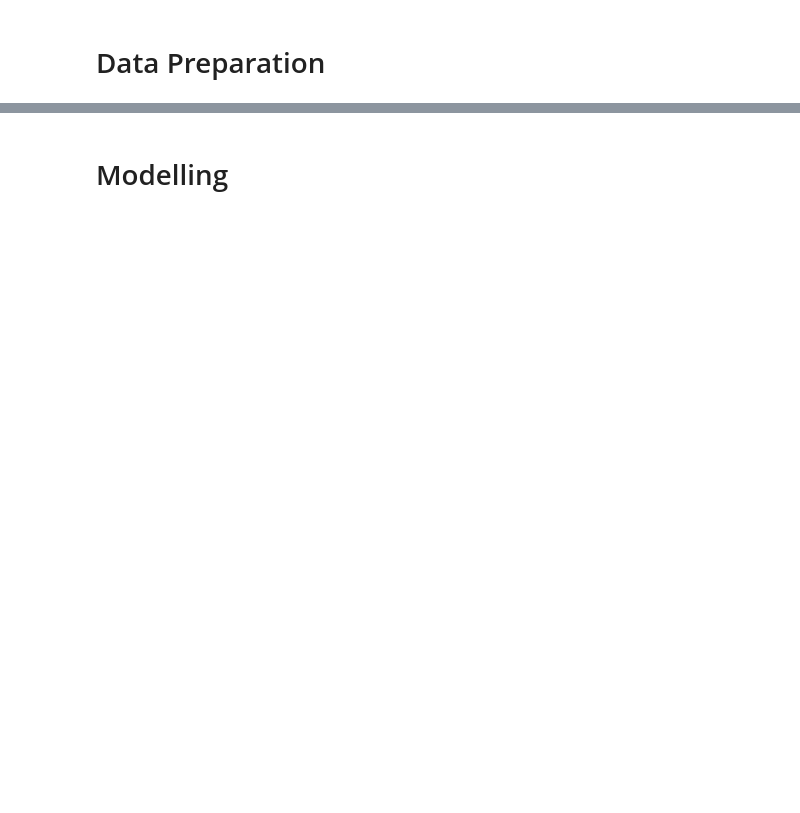
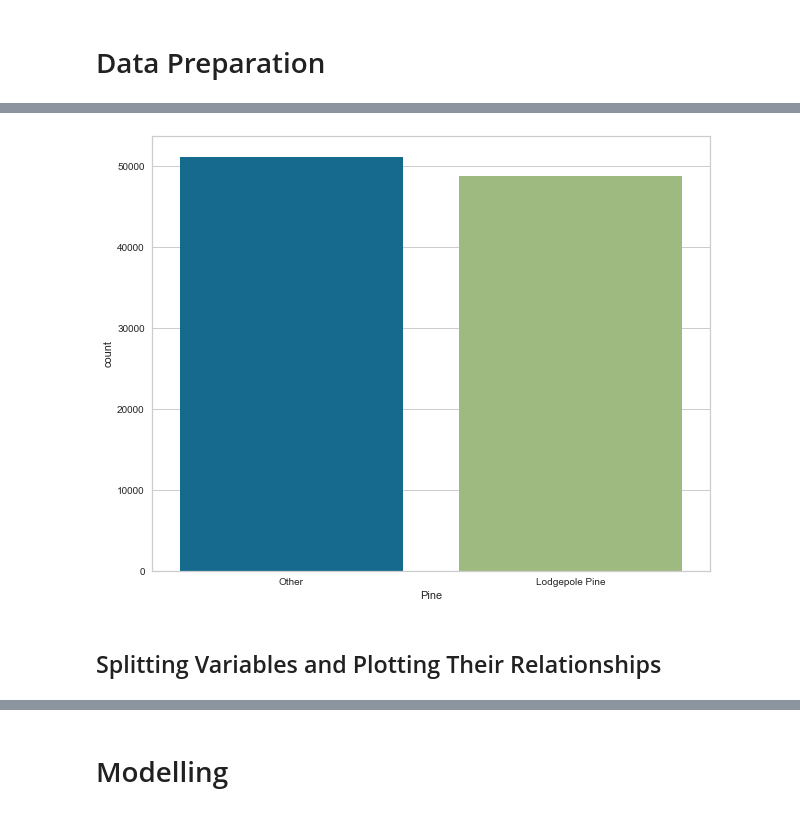
Before and after one commit to awesomeahi95/Forest_Trees, a Jupyter notebook: Forest_Ahilan.ipynb, the cells around one changed output, grey strips where cells are left out. Drawn from its saved outputs; the diff is of its cells as text; code cells hidden in the pictures; blank space fills up the shorter version.

```diff
--- a/Forest_Ahilan.ipynb
+++ b/Forest_Ahilan.ipynb
@@ -91,5 +114,14 @@ memory usage: 42.0 MB
 # %%
 df['Pine'] = df.Cover_Type.apply(lambda x: 1 if x == 2 else 0)
+# %%
+plt.figure(figsize=(10,8))
+ax = sns.countplot(df['Pine'])
+ax.set_xticklabels(["Other","Lodgepole Pine"])
+plt.show()
+# %% [output]
+[figure, added]
+# %% [markdown]
+## Splitting Variables and Plotting Their Relationships
 # %%
 df.drop(["Cover_Type"],axis=1,inplace=True)
 # %%
```
Also changed, not shown: parts of 28 cells of this notebook.
